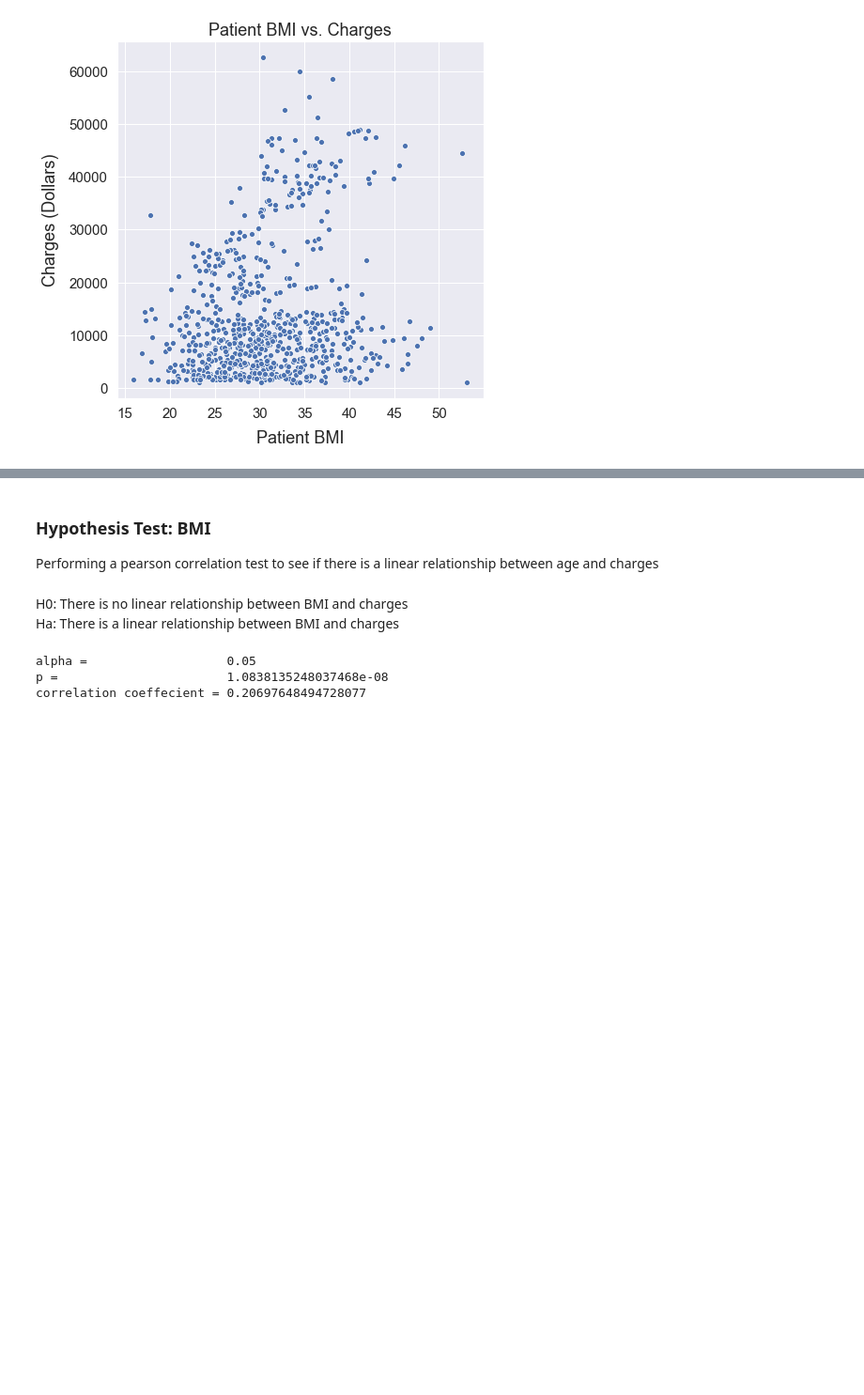
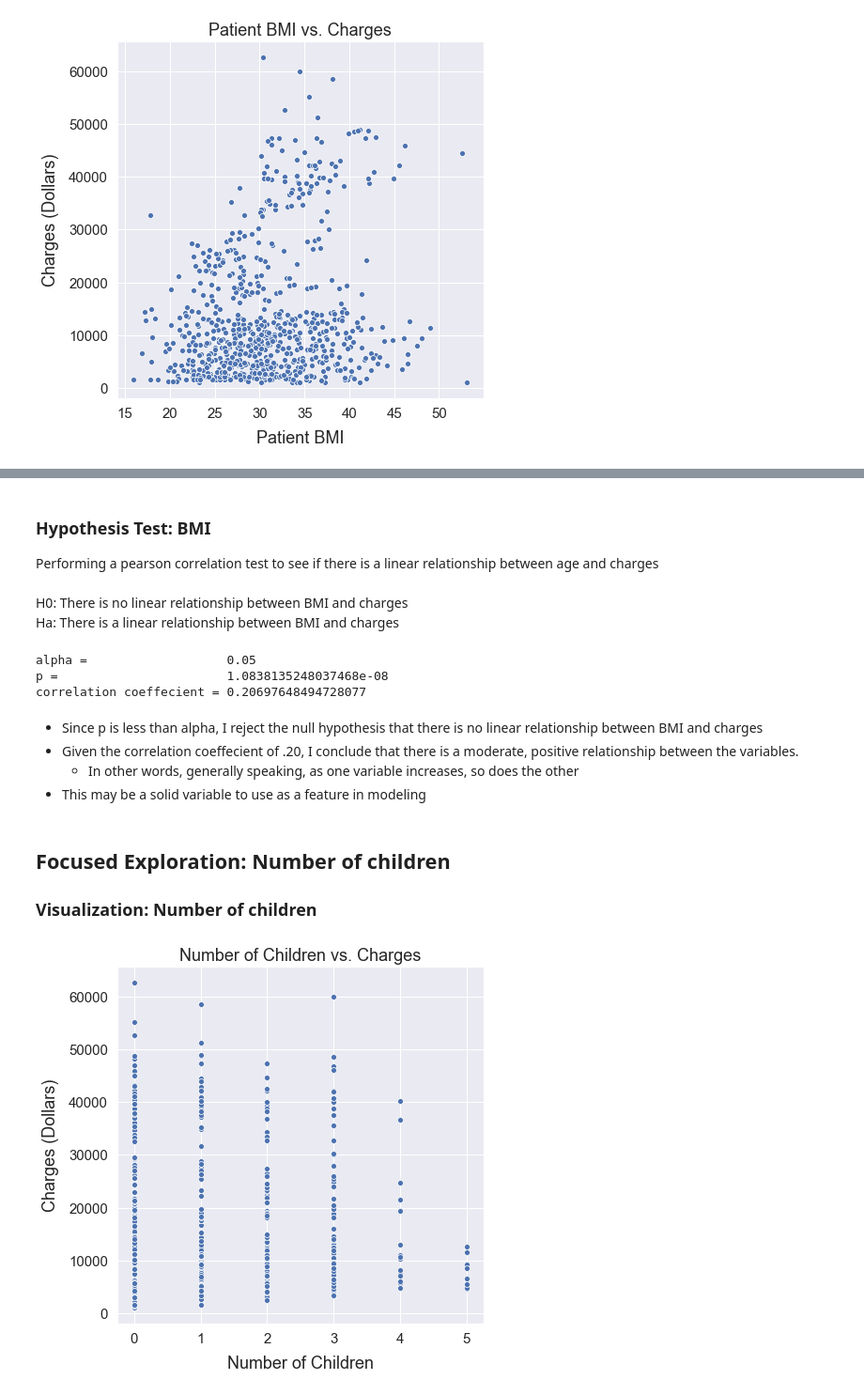
Before and after one commit to SamuelD-Data/medical_cost_project, a Jupyter notebook: medical_cost_notebook.ipynb, the cells around one changed output, grey strips where cells are left out. Shown at 94% size. Cells and saved outputs as stored; diff of their text form; code cells hidden in the pictures; blank space fills up the shorter version.

Commit message:
added hypothesis test and visual for number of children vs charges

```diff
--- a/medical_cost_notebook.ipynb
+++ b/medical_cost_notebook.ipynb
@@ -371,10 +372,11 @@ plt.show()
 # %% [markdown]
 ### Hypothesis Test: BMI
 Performing a pearson correlation test to see if there is a linear relationship between age and charges
+<br>
+<br>
+H0: There is no linear relationship between BMI and charges
+<br>
+Ha: There is a linear relationship between BMI and charges
-# %% [markdown]
-H0: There is no linear relationship between BMI and charges
-<br>
-Ha: There is a linear relationship between BMI and charges
 # %%
 # performing pearson correlation test
 corr, p = stats.pearsonr(train.bmi, train.charges)
@@ -387,3 +389,23 @@ print(f'correlation coeffecient = {corr}')
 alpha =                   0.05
 p =                       1.0838135248037468e-08
 correlation coeffecient = 0.20697648494728077
+# %% [markdown]
+- Since p is less than alpha, I reject the null hypothesis that there is no linear relationship between BMI and charges
+- Given the correlation coeffecient of .20, I conclude that there is a moderate, positive relationship between the variables.
+    - In other words, generally speaking, as one variable increases, so does the other
+- This may be a solid variable to use as a feature in modeling
+# %% [markdown]
+## Focused Exploration: Number of children
+### Visualization: Number of children
+# %%
+plt.figure(figsize = (7,7))
+sns.scatterplot(data = train, x = train.children, y = train.charges)
+plt.xticks(fontsize = 15)
+plt.yticks(fontsize = 15)
+plt.xlabel('Number of Children', fontsize = 18, labelpad = 10)
+plt.ylabel('Charges (Dollars)', fontsize = 18, labelpad = 10)
+plt.title('Number of Children vs. Charges', fontsize = 18)
+
+plt.show()
+# %% [output]
+[figure, added]
```
Also changed, not shown: parts of 6 cells of this notebook.
